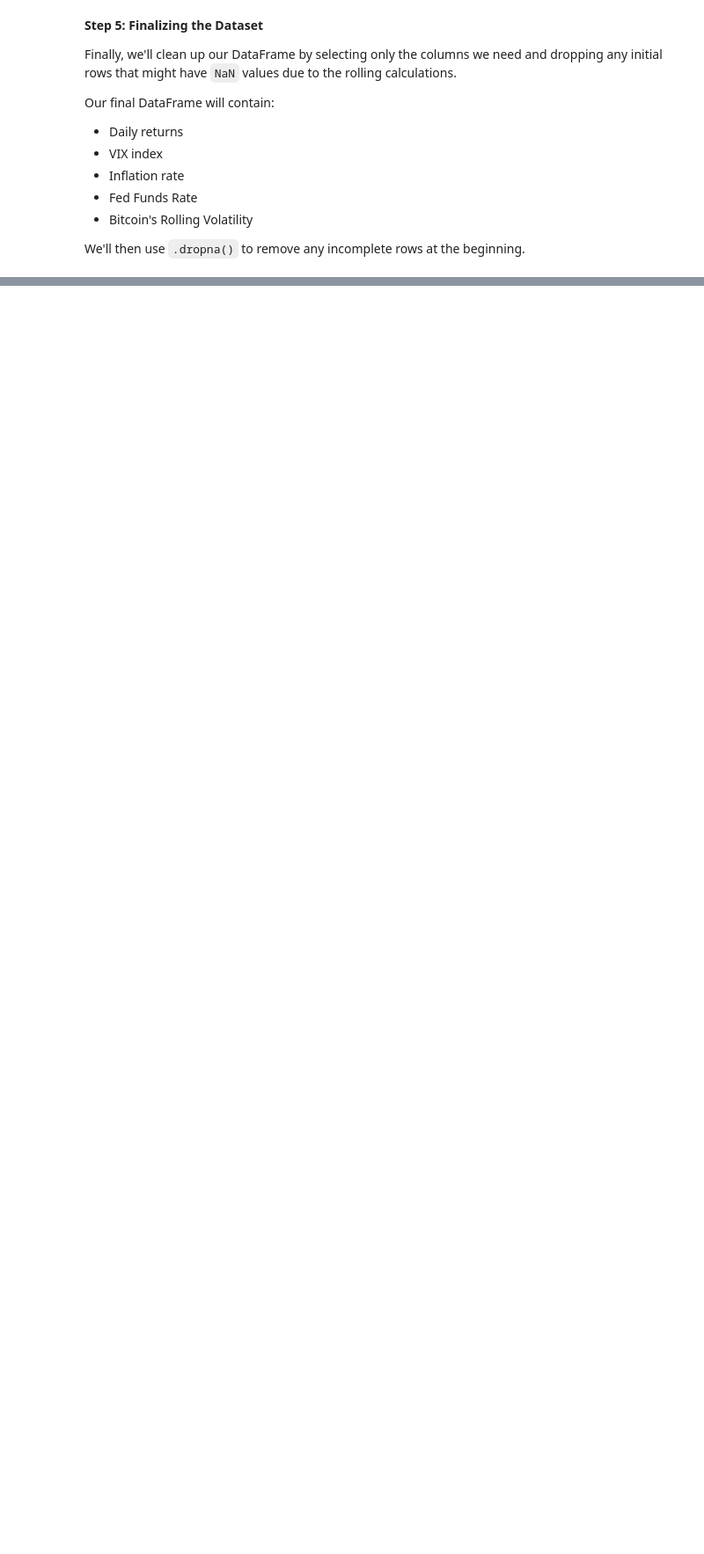
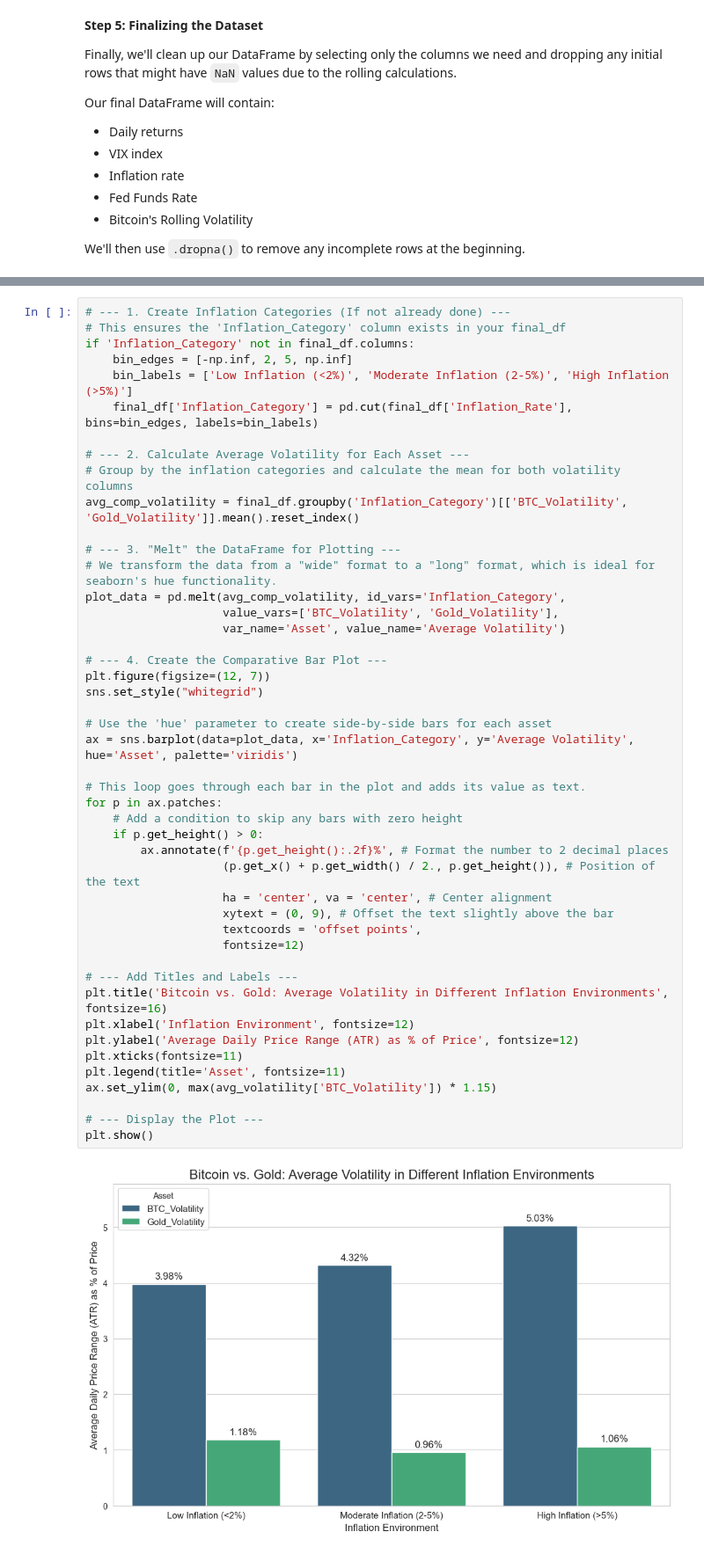
Before and after one commit to rafanahmed/Data-Mining---ITCS-3162, a Jupyter notebook: Project1-Draft.ipynb, the cells around one changed output, grey strips where cells are left out. Shown at 88% size. Cells and saved outputs as stored; diff of their text form; blank space fills up the shorter version.

```diff
--- a/Project1-Draft.ipynb
+++ b/Project1-Draft.ipynb
@@ -440,0 +482,48 @@ plt.show()
+# %%
+# --- 1. Create Inflation Categories (If not already done) ---
+# This ensures the 'Inflation_Category' column exists in your final_df
+if 'Inflation_Category' not in final_df.columns:
+    bin_edges = [-np.inf, 2, 5, np.inf]
+    bin_labels = ['Low Inflation (<2%)', 'Moderate Inflation (2-5%)', 'High Inflation (>5%)']
+    final_df['Inflation_Category'] = pd.cut(final_df['Inflation_Rate'], bins=bin_edges, labels=bin_labels)
+
+# --- 2. Calculate Average Volatility for Each Asset ---
+# Group by the inflation categories and calculate the mean for both volatility columns
+avg_comp_volatility = final_df.groupby('Inflation_Category')[['BTC_Volatility', 'Gold_Volatility']].mean().reset_index()
+
+# --- 3. "Melt" the DataFrame for Plotting ---
+# We transform the data from a "wide" format to a "long" format, which is ideal for seaborn's hue functionality.
+plot_data = pd.melt(avg_comp_volatility, id_vars='Inflation_Category',
+                    value_vars=['BTC_Volatility', 'Gold_Volatility'],
+                    var_name='Asset', value_name='Average Volatility')
+
+# --- 4. Create the Comparative Bar Plot ---
+plt.figure(figsize=(12, 7))
+sns.set_style("whitegrid")
+
+# Use the 'hue' parameter to create side-by-side bars for each asset
+ax = sns.barplot(data=plot_data, x='Inflation_Category', y='Average Volatility', hue='Asset', palette='viridis')
+
+# This loop goes through each bar in the plot and adds its value as text.
+for p in ax.patches:
+    # Add a condition to skip any bars with zero height
+    if p.get_height() > 0:
+        ax.annotate(f'{p.get_height():.2f}%', # Format the number to 2 decimal places
+                    (p.get_x() + p.get_width() / 2., p.get_height()), # Position of the text
+                    ha = 'center', va = 'center', # Center alignment
+                    xytext = (0, 9), # Offset the text slightly above the bar
+                    textcoords = 'offset points',
+                    fontsize=12)
+
+# --- Add Titles and Labels ---
+plt.title('Bitcoin vs. Gold: Average Volatility in Different Inflation Environments', fontsize=16)
+plt.xlabel('Inflation Environment', fontsize=12)
+plt.ylabel('Average Daily Price Range (ATR) as % of Price', fontsize=12)
+plt.xticks(fontsize=11)
+plt.legend(title='Asset', fontsize=11)
+ax.set_ylim(0, max(avg_volatility['BTC_Volatility']) * 1.15)
+
+# --- Display the Plot ---
+plt.show()
+# %% [output]
+[figure, added]
```
Also changed, not shown: parts of 26 cells of this notebook, 3 other files.
